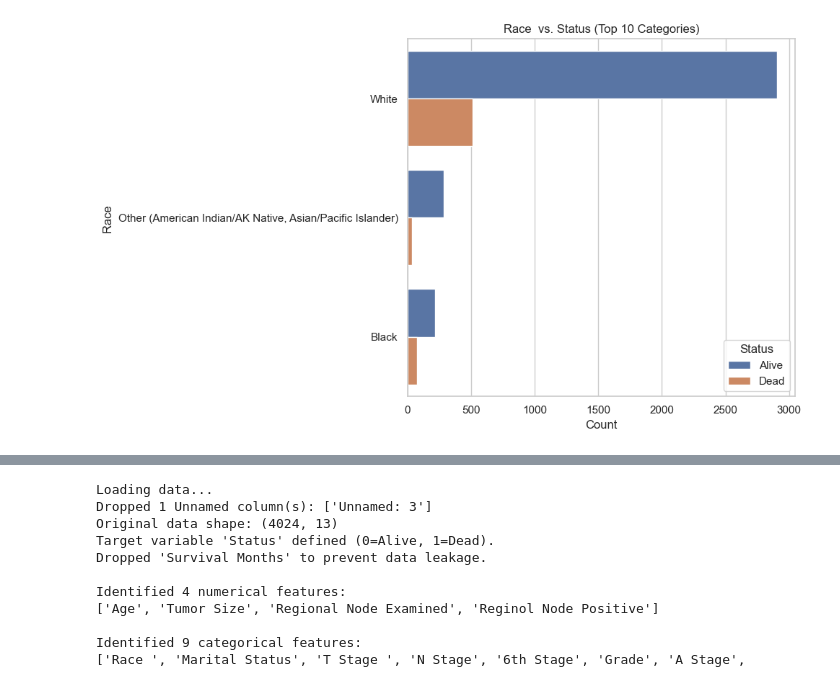
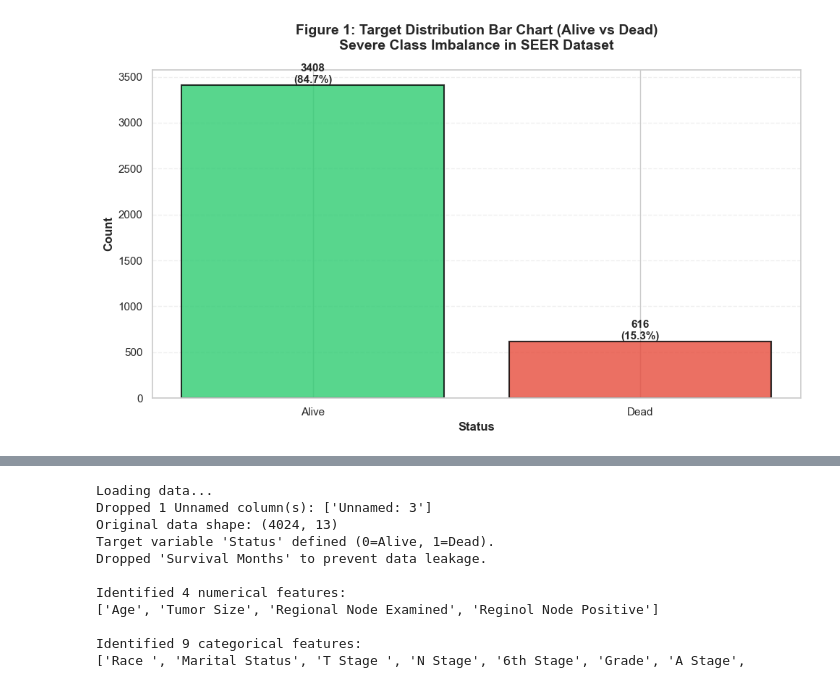
Before and after one commit to spacelord16/breast-cancer-detection-DM-project-, a Jupyter notebook: version_2/Notebooks/version2.ipynb, the cells around one changed output, grey strips where cells are left out. Saved outputs shown, nothing was run; the diff lists cells and outputs as text; code cells hidden in the pictures.

```diff
--- a/version_2/Notebooks/version2.ipynb
+++ b/version_2/Notebooks/version2.ipynb
@@ -31,6 +31,50 @@ print("--- Descriptive Statistics (Categorical) ---")
 print(df.describe(include="object"))
 print("\n" + "=" * 80 + "\n")
 
+# --- FIGURE 1: Target Distribution Bar Chart ---
+print("--- Figure 1: Target Distribution (Alive vs Dead) ---")
+target_counts = df["Status"].value_counts()
+print(f"\nTarget Distribution:")
+print(target_counts)
+print(
+    f"\nClass Imbalance Ratio: {target_counts['Alive'] / target_counts['Dead']:.2f}:1"
+)
+
+plt.figure(figsize=(10, 6))
+bars = plt.bar(
+    target_counts.index,
+    target_counts.values,
+    color=["#2ecc71", "#e74c3c"],
+    alpha=0.8,
+    edgecolor="black",
+    linewidth=1.5,
+)
+plt.xlabel("Status", fontsize=12, fontweight="bold")
+plt.ylabel("Count", fontsize=12, fontweight="bold")
+plt.title(
+    "Figure 1: Target Distribution Bar Chart (Alive vs Dead)\nSevere Class Imbalance in SEER Dataset",
+    fontsize=14,
+    fontweight="bold",
+    pad=20,
+)
+plt.grid(axis="y", alpha=0.3, linestyle="--")
+
+# Add value labels on bars
+for bar in bars:
+    height = bar.get_height()
+    plt.text(
+        bar.get_x() + bar.get_width() / 2.0,
+        height,
+        f"{int(height)}\n({height/len(df)*100:.1f}%)",
+        ha="center",
+        va="bottom",
+        fontsize=11,
+        fontweight="bold",
+    )
+
+plt.tight_layout()
+plt.show()
+print("\n" + "=" * 80 + "\n")
 
 # --- 4. Identify Feature Types ---
 # We will analyze 'Survival Months' and 'Status' separately as they are outcomes.
@@ -173,6 +217,60 @@ sns.heatmap(corr_matrix, annot=True, cmap="coolwarm", fmt=".2f")
 plt.title("Correlation Heatmap of Numerical Features")
 plt.show()
 
+# --- FIGURE 3: Tumor Size Histogram ---
+print("\n--- Figure 3: Tumor Size Distribution ---")
+if "Tumor Size" in df.columns:
+    plt.figure(figsize=(12, 6))
+
+    # Create histogram with KDE
+    sns.histplot(
+        data=df,
+        x="Tumor Size",
+        hue=target_col,
+        kde=True,
+        bins=30,
+        alpha=0.7,
+        palette=["#2ecc71", "#e74c3c"],
+    )
+
+    plt.xlabel("Tumor Size (mm)", fontsize=12, fontweight="bold")
+    plt.ylabel("Frequency", fontsize=12, fontweight="bold")
+    plt.title(
+        "Figure 3: Distribution of Tumor Size across Patient Population\nStratified by Status (Alive vs Dead)",
+        fontsize=14,
+        fontweight="bold",
+        pad=20,
+    )
+    plt.legend(title="Status", labels=["Alive", "Dead"], fontsize=11)
+    plt.grid(axis="y", alpha=0.3, linestyle="--")
+
+    # Add statistics text
+    alive_tumor = df[df[target_col] == "Alive"]["Tumor Size"].dropna()
+    dead_tumor = df[df[target_col] == "Dead"]["Tumor Size"].dropna()
+
+    stats_text = (
+        f"Alive: Mean={alive_tumor.mean():.1f}mm, Median={alive_tumor.median():.1f}mm\n"
+    )
+    stats_text += (
+        f"Dead: Mean={dead_tumor.mean():.1f}mm, Median={dead_tumor.median():.1f}mm"
+    )
+
+    plt.text(
+        0.02,
+        0.98,
+        stats_text,
+        transform=plt.gca().transAxes,
+        fontsize=10,
+        verticalalignment="top",
+        bbox=dict(boxstyle="round", facecolor="wheat", alpha=0.5),
+    )
+
+    plt.tight_layout()
+    plt.show()
+    print("✓ Tumor Size histogram displayed")
+else:
+    print("Warning: 'Tumor Size' column not found in dataset")
+
 print("\n--- Initial EDA Complete ---")
 # %% [output]
 --- Data Head (First 5 Rows) ---
@@ -195 +293 @@ Name: count, dtype: int64
-[figure, old version]
+[figure, new version]
```
Also changed, not shown: parts of 9 cells of this notebook, 5 other files.
